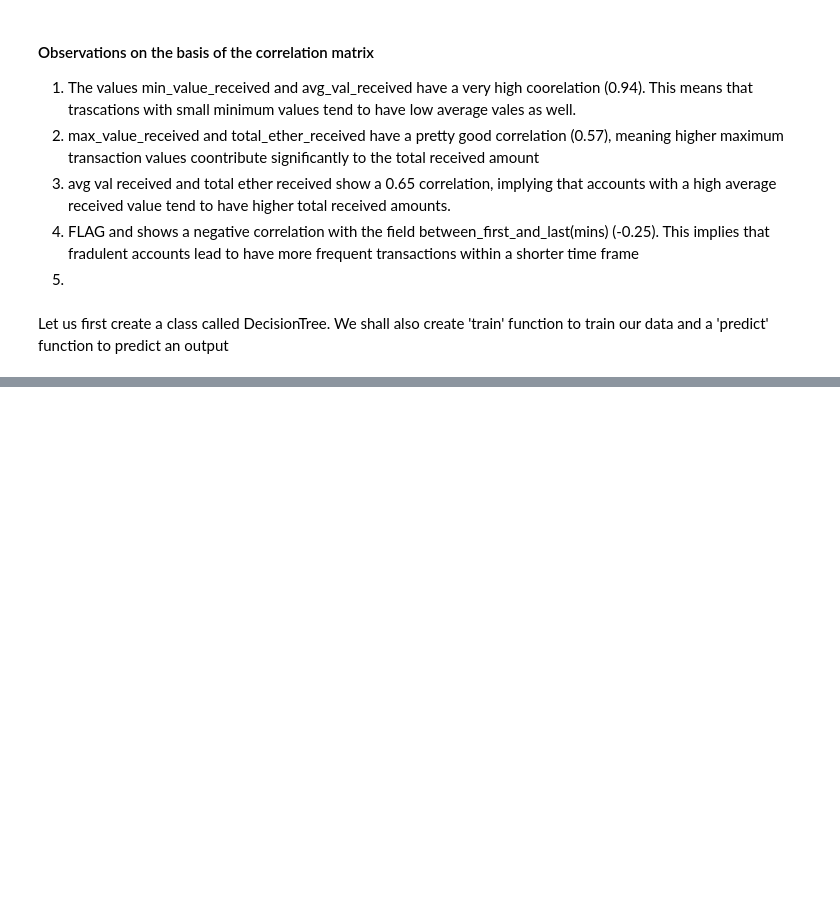
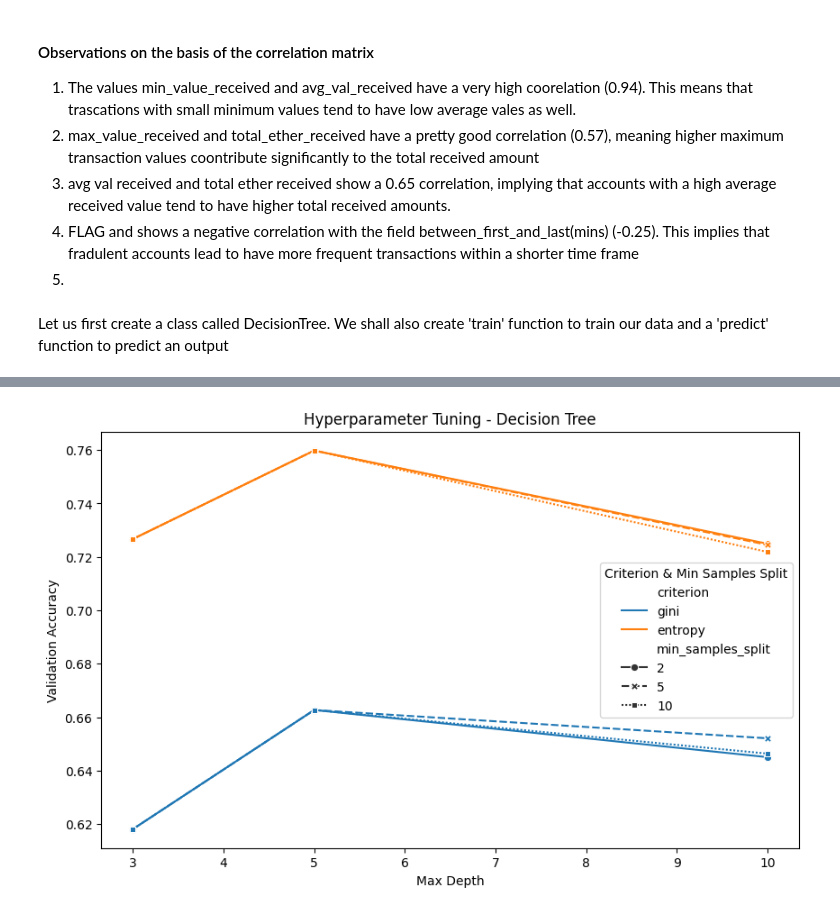
Before and after one commit to rishiveer773/SMAI-Assignments, a Jupyter notebook: q4.ipynb, the cells around one changed output, grey strips where cells are left out. Drawn from its saved outputs; the diff is of its cells as text; code cells hidden in the pictures; blank space fills up the shorter version.

```diff
--- a/q4.ipynb
+++ b/q4.ipynb
@@ -203,0 +246,75 @@ AttributeError: 'TreeNode' object has no attribute 'fearure_val'
+# %%
+
+# parameters_grid = {
+#     'max_depth': [3, 5, 10],
+#     'min_samples_split': [2, 5, 10],
+#     'criterion': ['gini', 'entropy']
+# }
+
+# grid_search = GridSearchCV(DecisionTreeClassifier(random_state=42), parameters_grid, cv=5, scoring='accuracy')
+# X_train = datasets['train'].drop(columns=['FLAG']).values
+# y_train = datasets['train']['FLAG'].values
+
+# grid_search.fit(X_train, y_train)
+
+# print("Best Parameters:", grid_search.best_params_)
+# print("Best Cross-Validation Accuracy:", grid_search.best_score_)
+
+# # Plot Hyperparameter Tuning Results
+# results = pd.DataFrame(grid_search.cv_results_)
+# sns.lineplot(x=results['param_max_depth'], y=results['mean_test_score'], hue=results['param_criterion'])
+# plt.xlabel("Max Depth")
+# plt.ylabel("Accuracy")
+# plt.title("Hyperparameter Tuning - Decision Tree")
+# plt.show()
+
+
+# Extract features and target variable
+X_train = datasets['train'].drop(columns=['FLAG']).values
+y_train = datasets['train']['FLAG'].values
+
+X_val = datasets['val'].drop(columns=['FLAG']).values
+y_val = datasets['val']['FLAG'].values
+
+# Define hyperparameter grid
+param_grid = {
+    'max_depth': [3, 5, 10],
+    'min_samples_split': [2, 5, 10],
+    'criterion': ['gini', 'entropy']
+}
+
+# Store results manually
+results = []
+
+for max_depth in param_grid['max_depth']:
+    for min_samples_split in param_grid['min_samples_split']:
+        for criterion in param_grid['criterion']:
+            # Train model
+            clf = DecisionTreeClassifier(max_depth=max_depth,
+                                         min_samples_split=min_samples_split,
+                                         criterion=criterion,
+                                         random_state=42)
+            clf.fit(X_train, y_train)
+
+            # Validate model
+            val_accuracy = clf.score(X_val, y_val)
+
+            # Store results
+            results.append({'max_depth': max_depth,
+                            'min_samples_split': min_samples_split,
+                            'criterion': criterion,
+                            'val_accuracy': val_accuracy})
+
+# Convert results into a DataFrame
+results_df = pd.DataFrame(results)
+
+# Plot Hyperparameter Tuning Results
+plt.figure(figsize=(10, 6))
+sns.lineplot(data=results_df, x='max_depth', y='val_accuracy', hue='criterion', style='min_samples_split', markers=True)
+plt.xlabel("Max Depth")
+plt.ylabel("Validation Accuracy")
+plt.title("Hyperparameter Tuning - Decision Tree")
+plt.legend(title="Criterion & Min Samples Split")
+plt.show()
+# %% [output]
+[figure, added]
```
Also changed, not shown: parts of 9 cells of this notebook, 2 other files.
